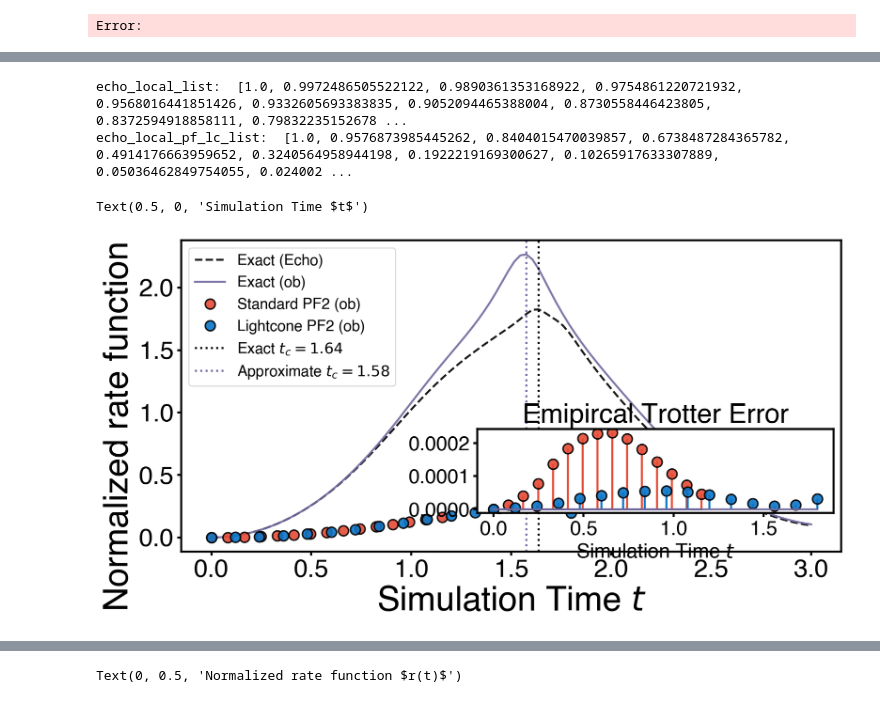
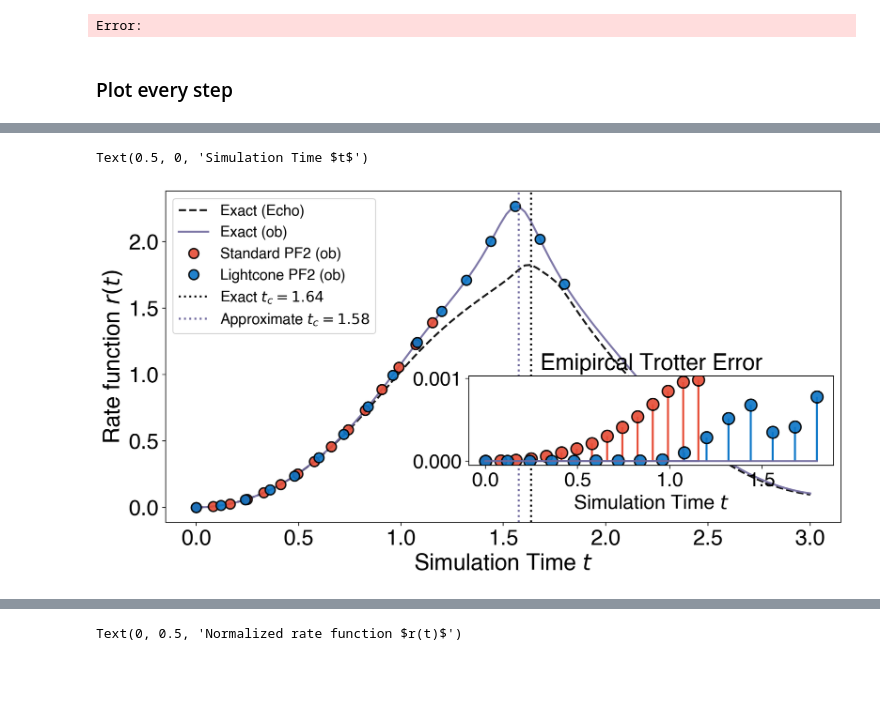
Before and after one commit to Jue-Xu/Trotter-Error-with-Observable, a Jupyter notebook: code/short_time.ipynb, the cells around one changed output, grey strips where cells are left out. Cells and saved outputs as stored; diff of their text form; code cells hidden in the pictures; blank space fills up the shorter version.

```diff
--- a/code/short_time.ipynb
+++ b/code/short_time.ipynb
@@ -531,10 +516,6 @@ elif prefix == 'NNH':
 else:
     raise ValueError('Invalid prefix')
 
-def find_closest_index(lst, value):
-    if len(lst) == 0:
-        return None
-    return min(range(len(lst)), key=lambda i: abs(lst[i] - value))
 
 H = H1d.ham
 # h_list = [H1d.ham_xyz[0], H1d.ham_xyz[1], H1d.ham_xyz[2]]
@@ -678,3 +646,5 @@ np.save(f'{data_dir}/dqpt_{prefix}_n={n}_eps={eps}_t={t}.npy', dqpt_data)
+# %% [markdown]
+### Plot every step
 # %%
 from qiskit.quantum_info import Statevector, DensityMatrix
 import itertools as it
@@ -765,62 +735,40 @@ ST
 +++++++++++++++
 echo_local_list:  [1.0, 0.9972486505522122, 0.9890361353168922, 0.9754861220721932, 0.9568016441851426, 0.9332605693383835, 0.9052094465388004, 0.8730558446423805, 0.8372594918858111, 0.79832235152678 ...
 echo_local_pf_lc_list:  [1.0, 0.9576900297159228, 0.8404120056584962, 0.6738704722424367, 0.4914522047836026, 0.32410268489678873, 0.19227616016760518, 0.10271582290287949, 0.0504176802068322, 0.02404 ...
-# %%
-rate_local_lc_list = [-1/k*np.log(echo) for echo in echo_local_lc_list]
-rate_local_st_list = [-1/k*np.log(echo) for echo in echo_local_st_list]
-
-print('\necho_local_list: ', echo_local_list)
-print('echo_local_pf_lc_list: ', echo_local_pf_lc_list)
-rate_list = [-1/n*np.log(echo) for echo in echo_list]
-# rate_pf_list = [-1/n*np.log(echo) for echo in echo_pf_list]
-rate_local_list = [-1/k*np.log(echo) for echo in echo_local_list]
-rate_local_pf_lc_list = [-1/k*np.log(echo) for echo in echo_local_pf_lc_list]
-rate_local_pf_st_list = [-1/k*np.log(echo) for echo in echo_local_pf_st_list]
-
-t_st_list = np.linspace(0, t_st, r_st_bnd+1)
-t_lc_list = np.linspace(0, t_lc, r_lc_bnd+1)
-
-t_c = t_list[np.argmax(rate_list)]
-t_c_appro = t_list[np.argmax(rate_local_list)]
-dqpt_data = {'t':t_list, 'echo':echo_list, 'echo_local':echo_local_list, 'echo_local_pf_lc':echo_local_pf_lc_list, 'echo_local_pf_st':echo_local_pf_st_list, 'rate':rate_list, 'rate_local':rate_local_list, 'rate_local_pf_lc':rate_local_pf_lc_list, 'rate_local_pf_st':rate_local_pf_st_list, 't_lc':t_lc, 't_st':t_st, 'r_lc_bnd':r_lc_bnd, 'r_st_bnd':r_st_bnd, 'gate_lc':gate_lc, 't_c':t_c, 't_c_appro':t_c_appro, 't_st_list': t_st_list, 't_lc_list': t_lc_list, 'rate_local_lc':rate_local_lc_list, 'rate_local_st':rate_local_st_list}
-# dqpt_data
-## save as .npy file
-np.save(f'{data_dir}/dqpt_{prefix}_n={n}_eps={eps}_t={t}.npy', dqpt_data)
-# %% [output]
-echo_local_list:  [1.0, 0.9972486505522122, 0.9890361353168922, 0.9754861220721932, 0.9568016441851426, 0.9332605693383835, 0.9052094465388004, 0.8730558446423805, 0.8372594918858111, 0.79832235152678 ...
-echo_local_pf_lc_list:  [1.0, 0.9576873985445262, 0.8404015470039857, 0.6738487284365782, 0.4914176663959652, 0.3240564958944198, 0.1922219169300627, 0.10265917633307889, 0.05036462849754055, 0.024002 ...
 # %%
+dqpt_data = np.load(f'{data_dir}/dqpt_{prefix}_n={n}_eps={eps}_t={t_max}.npy', allow_pickle=True).item()
+
 plt.rc('legend', fontsize=MEDIUM_SIZE)  # legend fontsize
 fig, axes = plt.subplots(1, 1, figsize=(11, 6), layout='tight', sharex=True)
 
-normalizer1, normalizer2 = sum(rate_list[::10]), sum(rate_local_list[::10])
-axes.plot(t_list, rate_list, '--', label=rf'Exact (Echo)', c='k')
-axes.plot(t_list, rate_local_list, '-', label=rf'Exact (ob)', c='#70699eFF')
+# normalizer1, normalizer2 = sum(rate_list[::10]), sum(rate_local_list[::10])
+axes.plot(dqpt_data['t'], dqpt_data['rate'], '--', label=rf'Exact (Echo)', c='k')
+axes.plot(dqpt_data['t'], dqpt_data['rate_local'], '-', label=rf'Exact (ob)', c='#70699eFF')
 # sparse = 4
 
-t_st_index = find_closest_index(t_list, t_st)
-axes.plot(t_st_list, rate_local_pf_st_list/normalizer2, 'o', label=rf'Standard PF2 (ob)', markersize=10, c="#E64B35FF")
-t_lc_index = find_closest_index(t_list, t_lc)
-axes.plot(t_lc_list, rate_local_pf_lc_list/normalizer2, 'o', label=rf'Lightcone PF2 (ob)', markersize=10, c="#0A75C7FF")
+t_st_index = find_closest_index(dqpt_data['t'], dqpt_data['t_st'])
+axes.plot(dqpt_data['t_st_list'], dqpt_data['rate_local_pf_st'], 'o', label=rf'Standard PF2 (ob)', markersize=10, c="#E64B35FF")
+t_lc_index = find_closest_index(dqpt_data['t'], dqpt_data['t_lc'])
+axes.plot(dqpt_data['t_lc_list'], dqpt_data['rate_local_pf_lc'], 'o', label=rf'Lightcone PF2 (ob)', markersize=10, c="#0A75C7FF")
 
-
+t_c, t_c_appro = dqpt_data['t_c'], dqpt_data['t_c_appro']
 axes.axvline(t_c, ls=':', color='k', label=f'Exact $t_c = {t_c:.2f}$')
 axes.axvline(t_c_appro, ls=':', color='k', label=f'Approximate $t_c = {t_c_appro:.2f}$', c='#70699eFF')
 
-axes.legend(loc='upper left'); axes.set_xlabel('Simulation Time $t$'); axes.set_ylabel('Normalized rate function $r(t)$')
+axes.legend(loc='upper left'); axes.set_xlabel('Simulation Time $t$'); axes.set_ylabel('Rate function $r(t)$')
 
-axes2 = inset_axes(axes, width="60%", height="30%", loc='lower right',  bbox_to_anchor=(0.1, 0.1, 0.9, 0.9), bbox_transform=axes.transAxes)
+axes2 = inset_axes(axes, width="60%", height="30%", loc='lower right',  bbox_to_anchor=(0.1, 0.15, 0.9, 0.9), bbox_transform=axes.transAxes)
 
 ## inset of axes[1]
-axes2.stem(t_st_list, abs(np.array(echo_local_st_list)-np.array(echo_local_pf_st_list)), '.', label=rf'ST', markerfmt='C0o', linefmt='C0-', basefmt='C4-')
-axes2.stem(t_lc_list, abs(np.array(echo_local_lc_list)-np.array(echo_local_pf_lc_list)), '.', label=rf'LC', markerfmt='C2o', linefmt='C2-', basefmt='C4-')
+axes2.stem(dqpt_data['t_st_list'], abs(np.array(dqpt_data['rate_local_st'])-np.array(dqpt_data['rate_local_pf_st'])), '.', label=rf'ST', markerfmt='C0o', linefmt='C0-', basefmt='C4-')
+axes2.stem(dqpt_data['t_lc_list'], abs(np.array(dqpt_data['rate_local_lc'])-np.array(dqpt_data['rate_local_pf_lc'])), '.', label=rf'LC', markerfmt='C2o', linefmt='C2-', basefmt='C4-')
 
-axes2.set_yticks([0.0000, 0.0001, 0.0002])
+# axes2.set_yticks([0.0000, 0.0001, 0.0002])
 axes2.tick_params(axis='y', labelsize=MEDIUM_SIZE+5)
 axes2.tick_params(axis='x', labelsize=MEDIUM_SIZE+5)
 
-axes2.set_title('Emipircal Trotter Error', fontsize=MEDIUM_SIZE+12);
+axes2.set_title('Emipircal Trotter Error', fontsize=MEDIUM_SIZE+8);
 axes2.set_xlabel('Simulation Time $t$', fontsize=MEDIUM_SIZE+5)
 # %% [output]
 Text(0.5, 0, 'Simulation Time $t$')
-[figure, old version]
+[figure, new version]
```
Also changed, not shown: parts of 15 cells of this notebook, 5 other files.
